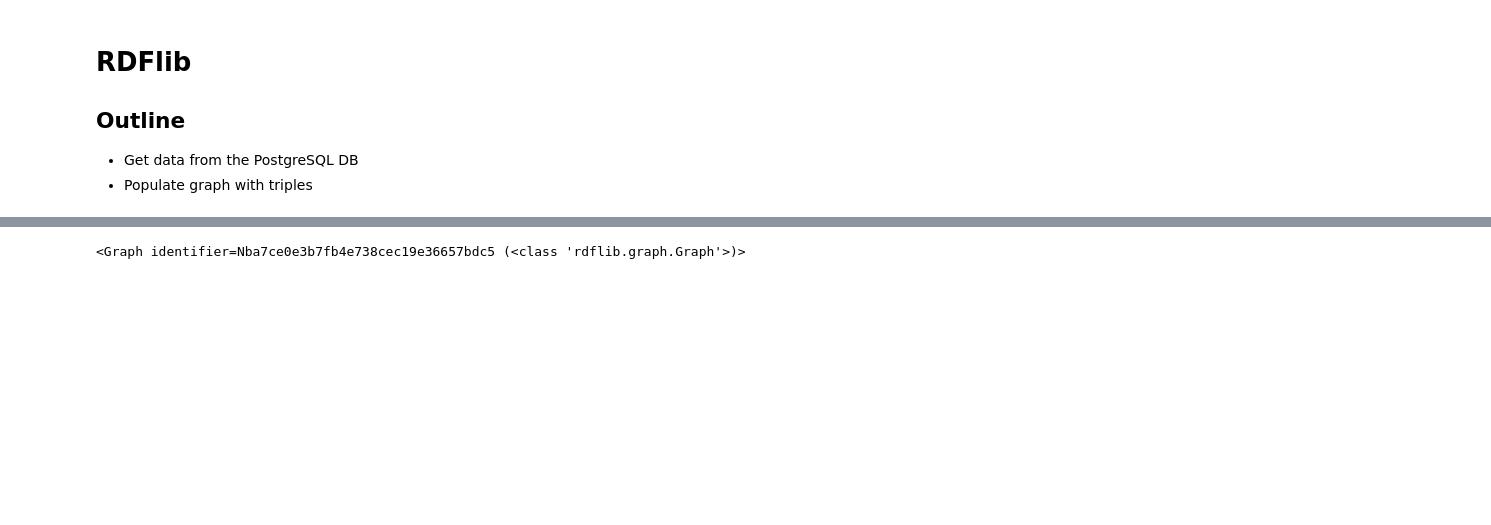
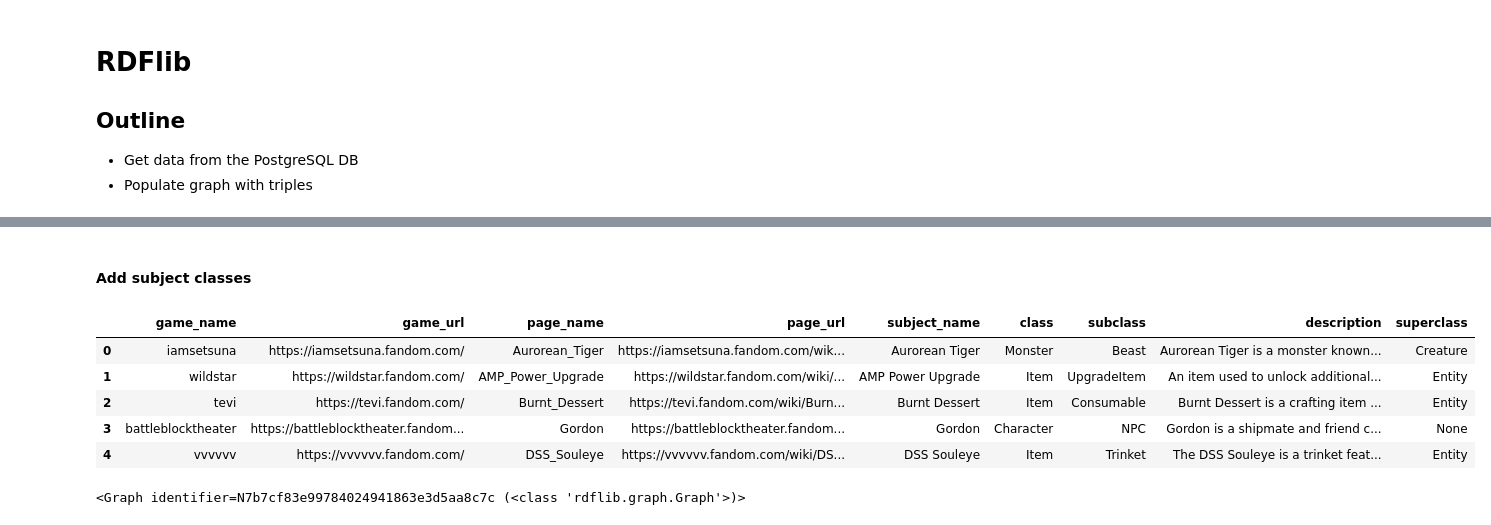
Before and after one commit to mokrota21/GameOntologyProject, a Jupyter notebook: populate_graph.ipynb, the cells around one changed output, grey strips where cells are left out. Saved outputs shown, nothing was run; the diff lists cells and outputs as text; code cells hidden in the pictures; blank space fills up the shorter version.

Commit message:
add code to popualte rdflib graph

```diff
--- a/populate_graph.ipynb
+++ b/populate_graph.ipynb
@@ -128,0 +279,34 @@ for row in tqdm(df.to_dict(orient="records")):
+# %% [markdown]
+#### Add subject classes
+# %%
+df_subjects = pd.read_sql_query(
+    """select distinct
+       p.object_id,
+       game_name,
+       game_url,
+       page_name,
+       page_url,
+       name as subject_name,
+       class,
+       subclass,
+       superclass,
+       description
+
+from fandom_pages p
+join fandom_entities_clean e on p.object_id = e.object_id
+    ;""",
+    conn)
+# %%
+# get a subset based on unique subjects
+
+df_subjects = df_subjects.drop_duplicates(subset=["game_name", "game_url", "page_name", "page_url", "subject_name", "class", "superclass"])
+df_subjects = df_subjects[["game_name", "game_url", "page_name", "page_url", "subject_name", "class", "subclass", "description", "superclass"]]
+# %%
+df_subjects.head()
+# %% [output]
+|  | game_name | game_url | page_name | page_url | subject_name | class | subclass | description | superclass |
+| 0 | iamsetsuna | https://iamsetsuna.fandom.com/ | Aurorean_Tiger | https://iamsetsuna.fandom.com/wik... | Aurorean Tiger | Monster | Beast | Aurorean Tiger is a monster known... | Creature |
+| 1 | wildstar | https://wildstar.fandom.com/ | AMP_Power_Upgrade | https://wildstar.fandom.com/wiki/... | AMP Power Upgrade | Item | UpgradeItem | An item used to unlock additional... | Entity |
+| 2 | tevi | https://tevi.fandom.com/ | Burnt_Dessert | https://tevi.fandom.com/wiki/Burn... | Burnt Dessert | Item | Consumable | Burnt Dessert is a crafting item ... | Entity |
+| 3 | battleblocktheater | https://battleblocktheater.fandom... | Gordon | https://battleblocktheater.fandom... | Gordon | Character | NPC | Gordon is a shipmate and friend c... | None |
+| 4 | vvvvvv | https://vvvvvv.fandom.com/ | DSS_Souleye | https://vvvvvv.fandom.com/wiki/DS... | DSS Souleye | Item | Trinket | The DSS Souleye is a trinket feat... | Entity |
@@ -129,4 +343,4 @@ for row in tqdm(df.to_dict(orient="records")):
 # %%
-g.serialize("fandom.ttl", format="turtle")
+g.serialize("fandom_temp.ttl", format="turtle")
 # %% [output]
-<Graph identifier=Nba7ce0e3b7fb4e738cec19e36657bdc5 (<class 'rdflib.graph.Graph'>)>
+<Graph identifier=N7b7cf83e99784024941863e3d5aa8c7c (<class 'rdflib.graph.Graph'>)>
```
Also changed, not shown: parts of 21 cells of this notebook.
